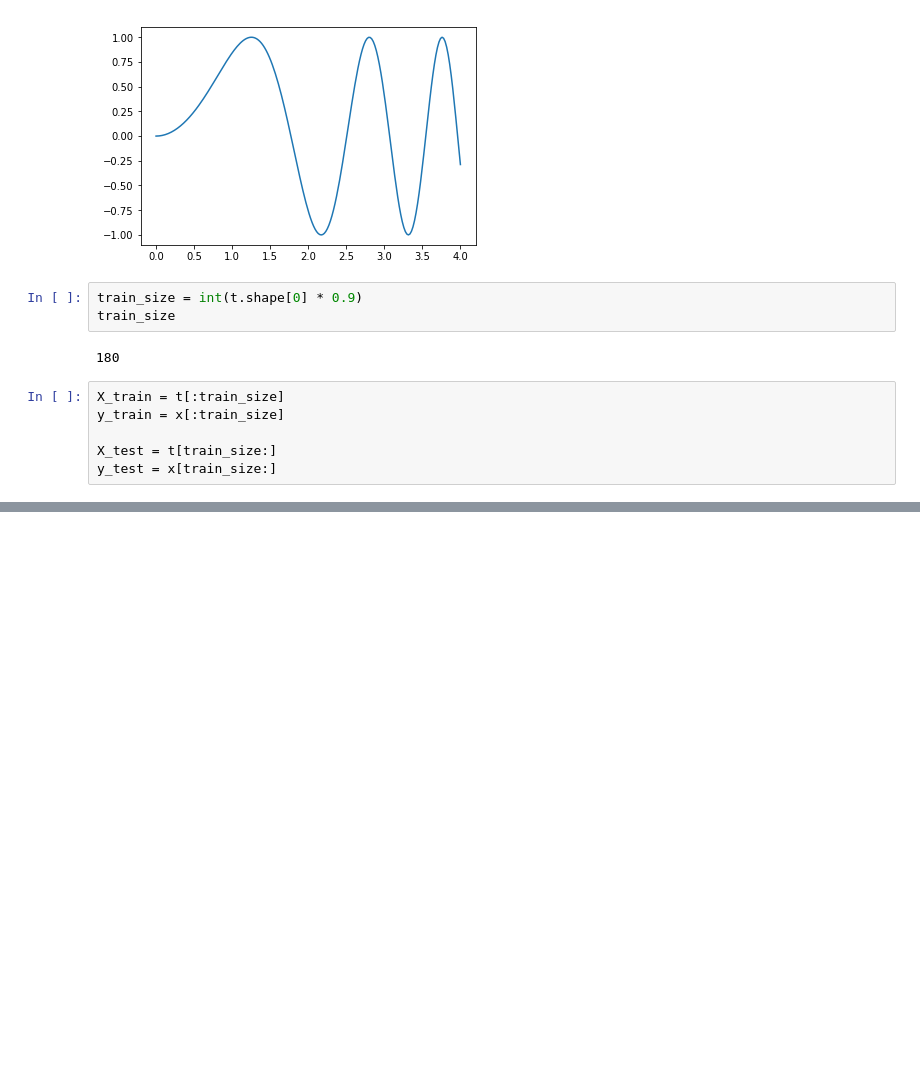
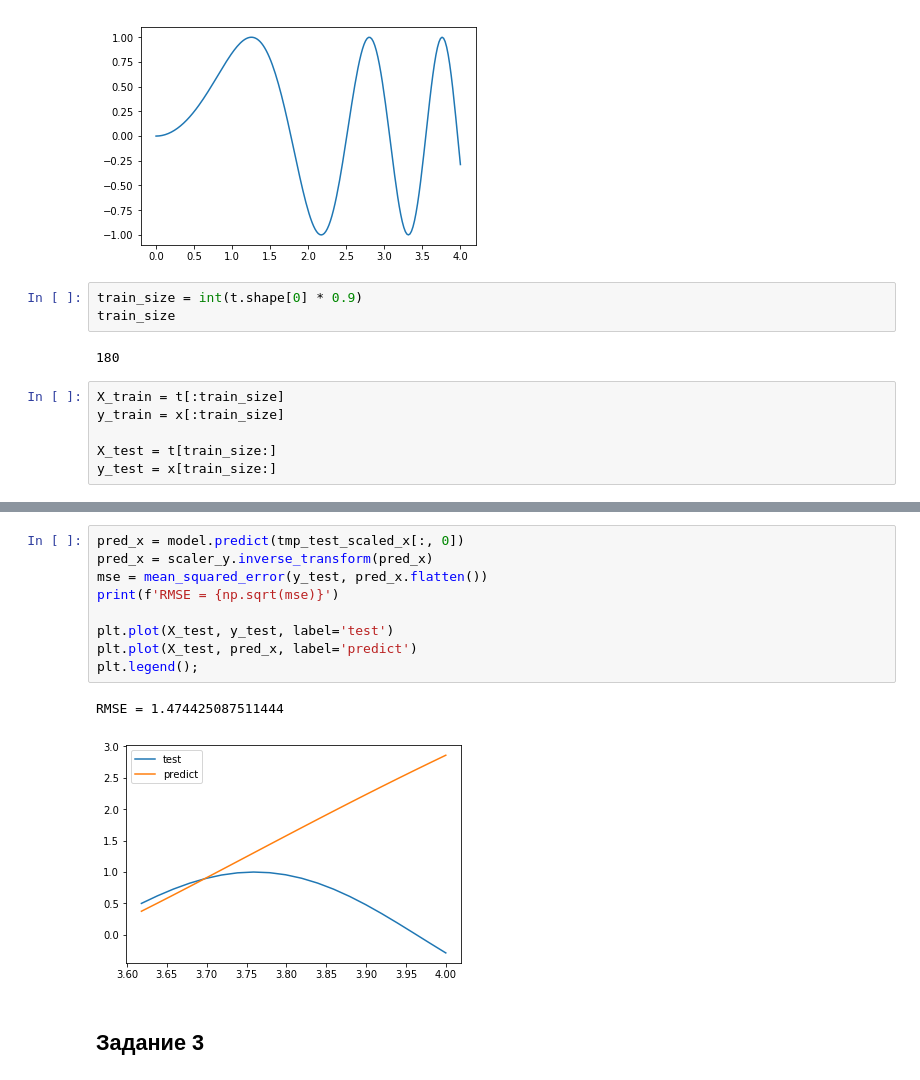
Before and after one commit to UncleDijkstra/mai, a Jupyter notebook: neural/Lw3/Lw3.ipynb, the cells around one changed output, grey strips where cells are left out. Drawn from its saved outputs; the diff is of its cells as text; blank space fills up the shorter version.

```diff
--- a/neural/Lw3/Lw3.ipynb
+++ b/neural/Lw3/Lw3.ipynb
@@ -200,0 +210,14 @@ Epoch 30/30
+# %%
+pred_x = model.predict(tmp_test_scaled_x[:, 0])
+pred_x = scaler_y.inverse_transform(pred_x)
+mse = mean_squared_error(y_test, pred_x.flatten())
+print(f'RMSE = {np.sqrt(mse)}')
+
+plt.plot(X_test, y_test, label='test')
+plt.plot(X_test, pred_x, label='predict')
+plt.legend();
+# %% [output]
+RMSE = 1.474425087511444
+[figure, added]
+# %% [markdown]
+## Задание 3
```
Also changed, not shown: parts of 15 cells of this notebook, 1 other file.
